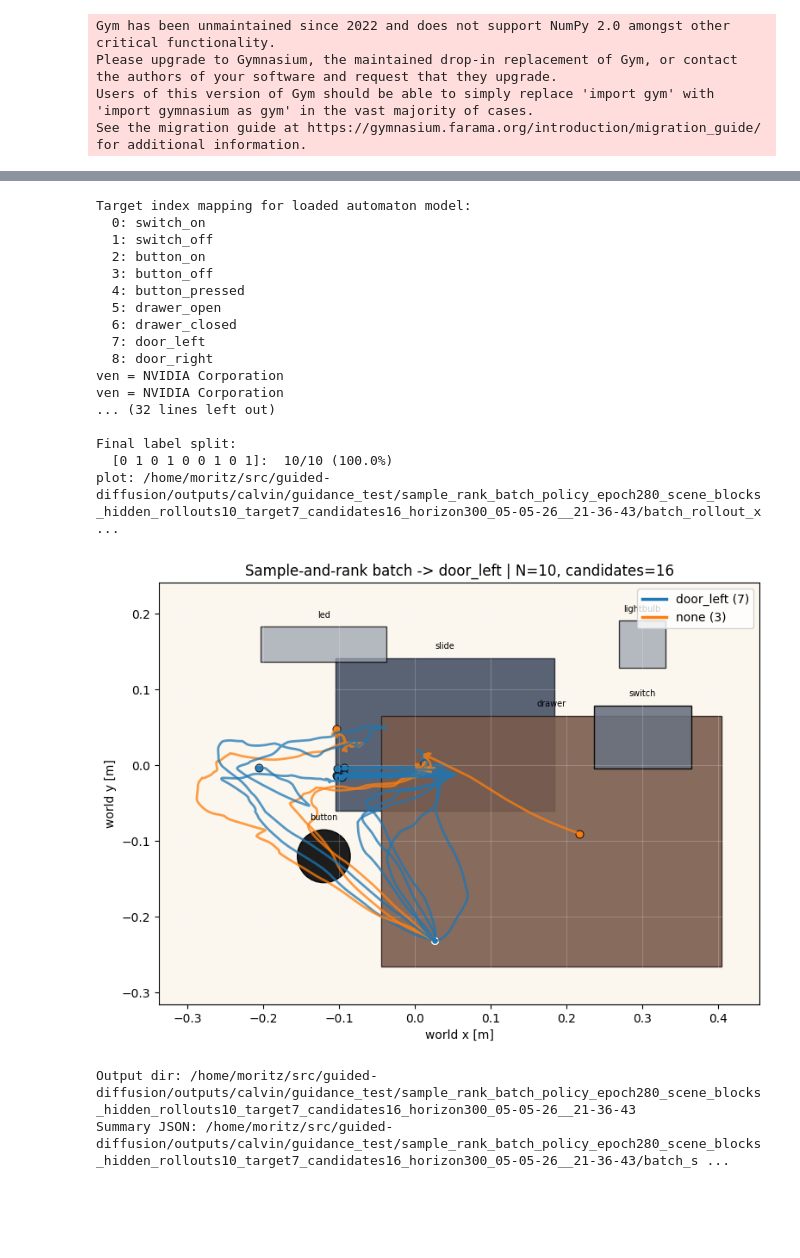
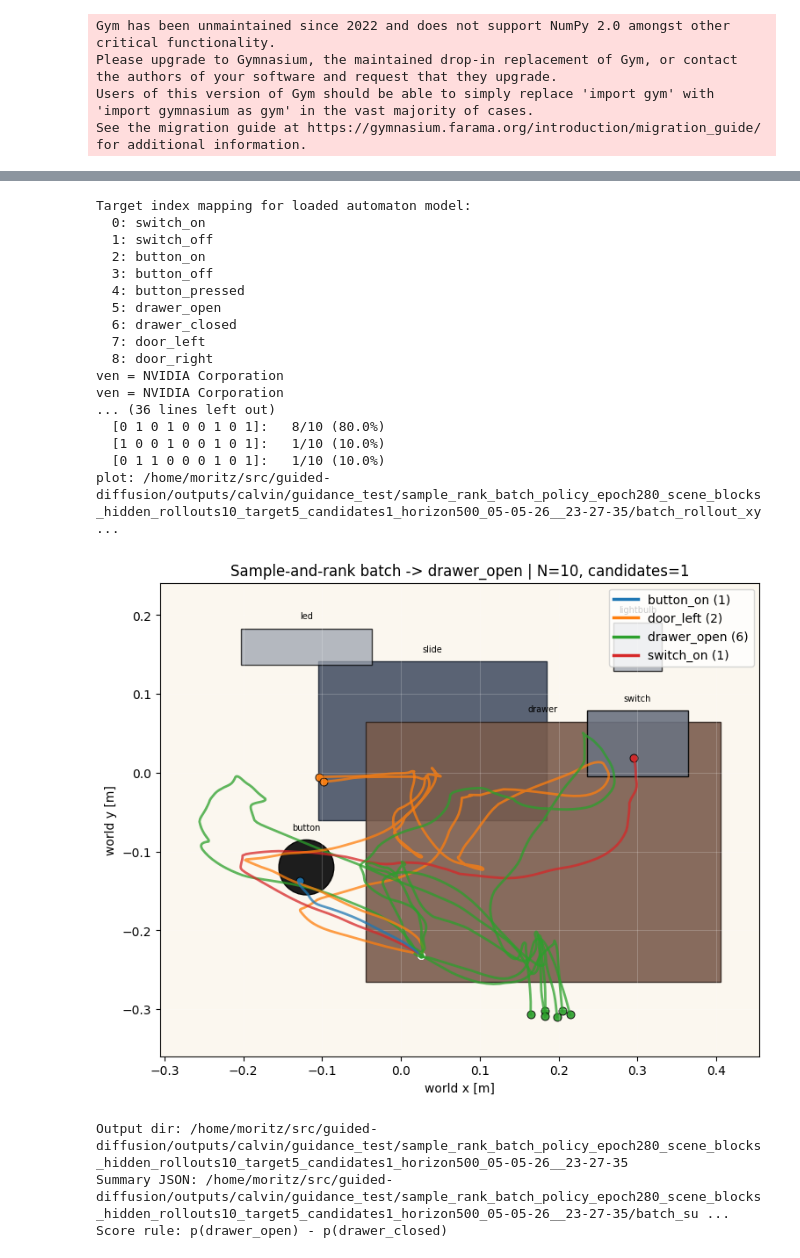
Before and after one commit to moritz-zoellner/guided-diffusion, a Jupyter notebook: calvin_experiments/automaton_guidance_calvin.ipynb, the cells around one changed output, grey strips where cells are left out. Saved outputs shown, nothing was run; the diff lists cells and outputs as text; code cells hidden in the pictures; blank space fills up the shorter version.

Commit message:
model ablations to find out where 9 label gets worse

```diff
--- a/calvin_experiments/automaton_guidance_calvin.ipynb
+++ b/calvin_experiments/automaton_guidance_calvin.ipynb
@@ -367,15 +407,21 @@ def make_sample_rank_action_provider(target_label_idx, n_candidates):
             action_chunk_n = policy.policy._get_action_trajectory(obs_dict=obs_tensor_rank)
         action_chunk = _unnormalize_action_sequence(action_chunk_n)
         candidate_probs, automaton_horizon = predict_future_label_probs(automaton_state, automaton_label, action_chunk)
-        candidate_scores = candidate_probs[:, target_label_idx]
+        candidate_scores = score_label_probs(candidate_probs, target_label_idx)
+        opposite_idx = opposite_label_idx(target_label_idx)
         selected_idx = int(np.argmax(candidate_scores))
         record = {
             "t": int(step),
             "target_label_idx": target_label_idx,
             "target_label_name": AUTOMATON_LABEL_NAMES[target_label_idx],
+            "opposite_label_idx": None if opposite_idx is None else int(opposite_idx),
+            "opposite_label_name": None if opposite_idx is None else AUTOMATON_LABEL_NAMES[opposite_idx],
+            "score_rule": score_rule_name(target_label_idx),
             "current_label": automaton_label.astype(int).tolist(),
             "selected_idx": selected_idx,
             "selected_score": float(candidate_scores[selected_idx]),
+            "selected_target_prob": float(candidate_probs[selected_idx, target_label_idx]),
+            "selected_opposite_prob": None if opposite_idx is None else float(candidate_probs[selected_idx, opposite_idx]),
             "pred_probs": candidate_probs[selected_idx].tolist(),
             "candidate_scores": candidate_scores.tolist(),
         }
@@ -505,6 +554,9 @@ def run_sample_rank_batch(target_label_idx, n_rollouts=20, seed_start=0, seeds=N
     summary = {
         "target_label_idx": target_label_idx,
         "target_label_name": AUTOMATON_LABEL_NAMES[target_label_idx],
+        "opposite_label_idx": opposite_label_idx(target_label_idx),
+        "opposite_label_name": None if opposite_label_idx(target_label_idx) is None else AUTOMATON_LABEL_NAMES[opposite_label_idx(target_label_idx)],
+        "score_rule": score_rule_name(target_label_idx),
         "n_rollouts": len(rollouts),
         "n_candidates": int(n_candidates),
         "horizon": int(horizon),
@@ -539,46 +591,48 @@ def run_sample_rank_batch(target_label_idx, n_rollouts=20, seed_start=0, seeds=N
     )
     print("\nOutput dir:", run_dir)
     print("Summary JSON:", summary_path)
+    print("Score rule:", score_rule_name(target_label_idx))
     return rollouts, behavior_counts, final_label_counts, run_dir
 # %%
 # run sample and rank batch
 # Target indices come from TARGET_INDEX_MAPPING printed after loading the automaton model.
-BATCH_TARGET_LABEL_IDX = 7
+BATCH_TARGET_LABEL_IDX = 5
 print_target_index_mapping()
 BATCH_TARGET_LABEL_IDX = validate_target_label_idx(BATCH_TARGET_LABEL_IDX)
 BATCH_N_ROLLOUTS = 10
 # Keep this aligned with env_playground.GLOBAL_SEED when comparing N=1/no-guidance baselines.
-BATCH_SEED_START = 0
+BATCH_SEED_START = 1
 BATCH_SEEDS = None  # Optional: set e.g. [2, 3, 7, 11] instead of using BATCH_SEED_START/BATCH_N_ROLLOUTS.
-BATCH_SAMPLE_AND_RANK_N = 16
-BATCH_HORIZON = 300
+BATCH_SAMPLE_AND_RANK_N = 1
+BATCH_HORIZON = 500
 
 batch_sample_rank_rollouts, batch_behavior_counts, batch_final_label_counts, batch_output_dir = run_sample_rank_batch(
     target_label_idx=BATCH_TARGET_LABEL_IDX,
     n_rollouts=BATCH_N_ROLLOUTS,
     seed_start=BATCH_SEED_START,
     seeds=BATCH_SEEDS,
     n_candidates=BATCH_SAMPLE_AND_RANK_N,
     horizon=BATCH_HORIZON,
 )
 # %% [output]
 Target index mapping for loaded automaton model:
   0: switch_on
   1: switch_off
   2: button_on
   3: button_off
   4: button_pressed
   5: drawer_open
   6: drawer_closed
   7: door_left
   8: door_right
 ven = NVIDIA Corporation
 ven = NVIDIA Corporation
-... (32 lines left out)
-
-Final label split:
-  [0 1 0 1 0 0 1 0 1]:  10/10 (100.0%)
-plot: /home/moritz/src/guided-diffusion/outputs/calvin/guidance_test/sample_rank_batch_policy_epoch280_scene_blocks_hidden_rollouts10_target7_candidates16_horizon300_05-05-26__21-36-43/batch_rollout_x ...
+... (36 lines left out)
+  [0 1 0 1 0 0 1 0 1]:   8/10 (80.0%)
+  [1 0 0 1 0 0 1 0 1]:   1/10 (10.0%)
+  [0 1 1 0 0 0 1 0 1]:   1/10 (10.0%)
+plot: /home/moritz/src/guided-diffusion/outputs/calvin/guidance_test/sample_rank_batch_policy_epoch280_scene_blocks_hidden_rollouts10_target5_candidates1_horizon500_05-05-26__23-27-35/batch_rollout_xy ...
-[figure, old version]
+[figure, new version]
-Output dir: /home/moritz/src/guided-diffusion/outputs/calvin/guidance_test/sample_rank_batch_policy_epoch280_scene_blocks_hidden_rollouts10_target7_candidates16_horizon300_05-05-26__21-36-43
-Summary JSON: /home/moritz/src/guided-diffusion/outputs/calvin/guidance_test/sample_rank_batch_policy_epoch280_scene_blocks_hidden_rollouts10_target7_candidates16_horizon300_05-05-26__21-36-43/batch_s ...
+Output dir: /home/moritz/src/guided-diffusion/outputs/calvin/guidance_test/sample_rank_batch_policy_epoch280_scene_blocks_hidden_rollouts10_target5_candidates1_horizon500_05-05-26__23-27-35
+Summary JSON: /home/moritz/src/guided-diffusion/outputs/calvin/guidance_test/sample_rank_batch_policy_epoch280_scene_blocks_hidden_rollouts10_target5_candidates1_horizon500_05-05-26__23-27-35/batch_su ...
+Score rule: p(drawer_open) - p(drawer_closed)
```
Also changed, not shown: parts of 5 cells of this notebook, 4 other files.
